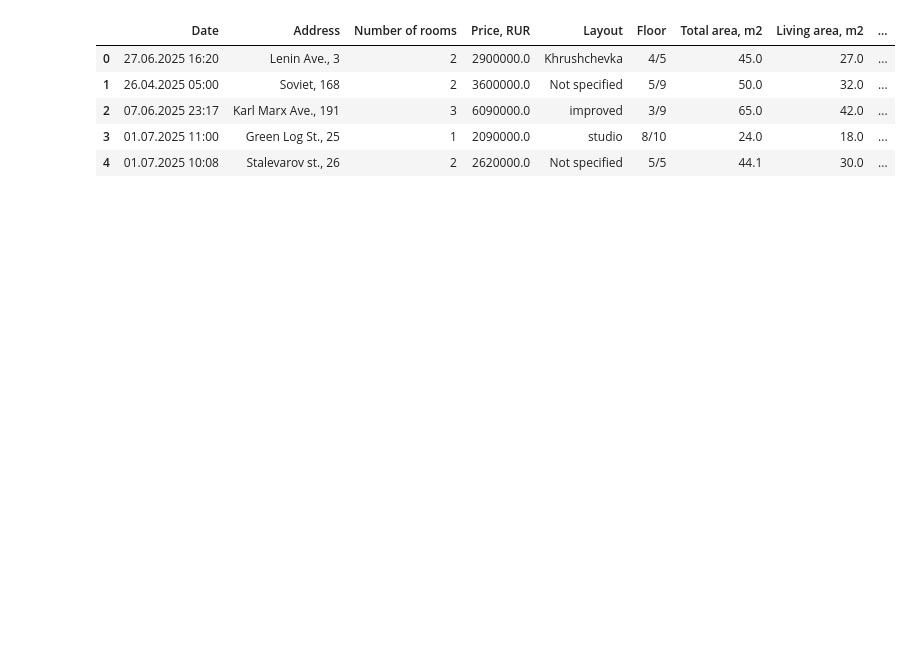
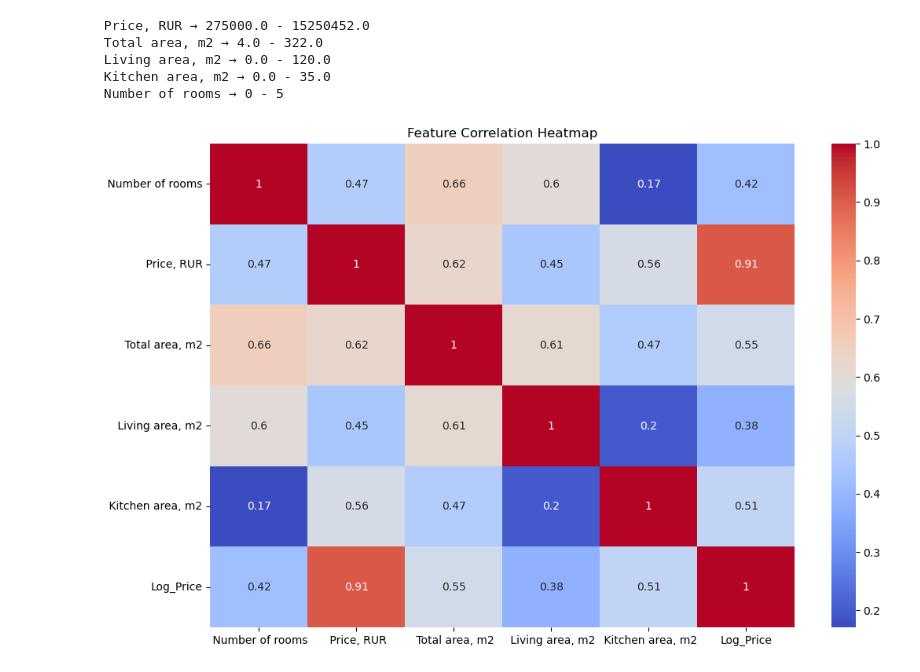
Before and after one commit to jndlsarthak/real-estate-project, a Jupyter notebook: notebook/rooms_cleaning.ipynb, the cells around one changed output. Saved outputs shown, nothing was run; the diff lists cells and outputs as text; code cells hidden in the pictures; blank space fills up the shorter version.

```diff
--- a/notebook/rooms_cleaning.ipynb
+++ b/notebook/rooms_cleaning.ipynb
@@ -31,11 +32,27 @@ labels = ['<5', '5-7', '7-9', '9-11', '11-15', '15-20', '20+']
 # %%
 df[' Kitchen Area'] = pd.cut(df[' Kitchen area, m2'], bins=bins, labels=labels, include_lowest=True)
 # %%
-df.head()
+df.to_csv("../data/final_processed_real_estate_data.csv",index=False)
-# %% [output]
-|  | Date | Address | Number of rooms | Price, RUR | Layout | Floor | Total area, m2 | Living area, m2 | ... |
-| 0 | 27.06.2025 16:20 | Lenin Ave., 3 | 2 | 2900000.0 | Khrushchevka | 4/5 | 45.0 | 27.0 | ... |
-| 1 | 26.04.2025 05:00 | Soviet, 168 | 2 | 3600000.0 | Not specified | 5/9 | 50.0 | 32.0 | ... |
-| 2 | 07.06.2025 23:17 | Karl Marx Ave., 191 | 3 | 6090000.0 | improved | 3/9 | 65.0 | 42.0 | ... |
-| 3 | 01.07.2025 11:00 | Green Log St., 25 | 1 | 2090000.0 | studio | 8/10 | 24.0 | 18.0 | ... |
-| 4 | 01.07.2025 10:08 | Stalevarov st., 26 | 2 | 2620000.0 | Not specified | 5/5 | 44.1 | 30.0 | ... |
+# %%
+
+for col in [' Price, RUR', ' Total area, m2', ' Living area, m2', ' Kitchen area, m2', ' Number of rooms']:
+    print(col, "→", df[col].min(), "-", df[col].max())
+# %% [output]
+ Price, RUR → 275000.0 - 15250452.0
+ Total area, m2 → 4.0 - 322.0
+ Living area, m2 → 0.0 - 120.0
+ Kitchen area, m2 → 0.0 - 35.0
+ Number of rooms → 0 - 5
+# %%
+import matplotlib.pyplot as plt
+import numpy as np
+import seaborn as sns
+
+df['Log_Price'] = np.log(df[' Price, RUR']) #log-transforming the Price column to tackle outliers
+
+plt.figure(figsize=(12, 8))
+sns.heatmap(df.corr(numeric_only=True), annot=True, cmap='coolwarm')
+plt.title("Feature Correlation Heatmap")
+plt.show()
+# %% [output]
+[figure, added]
```
Also changed, not shown: parts of 4 cells of this notebook, 7 other files.
